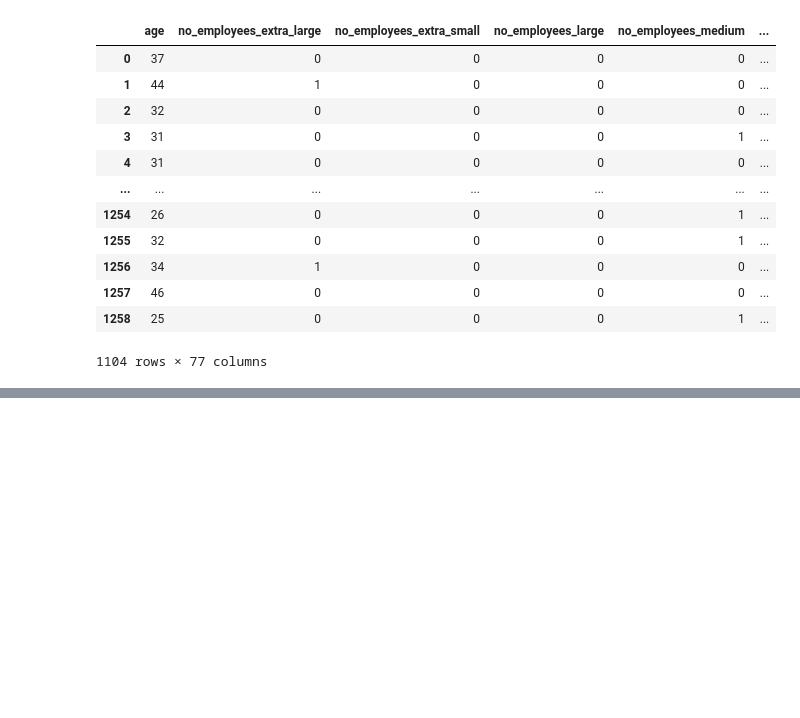
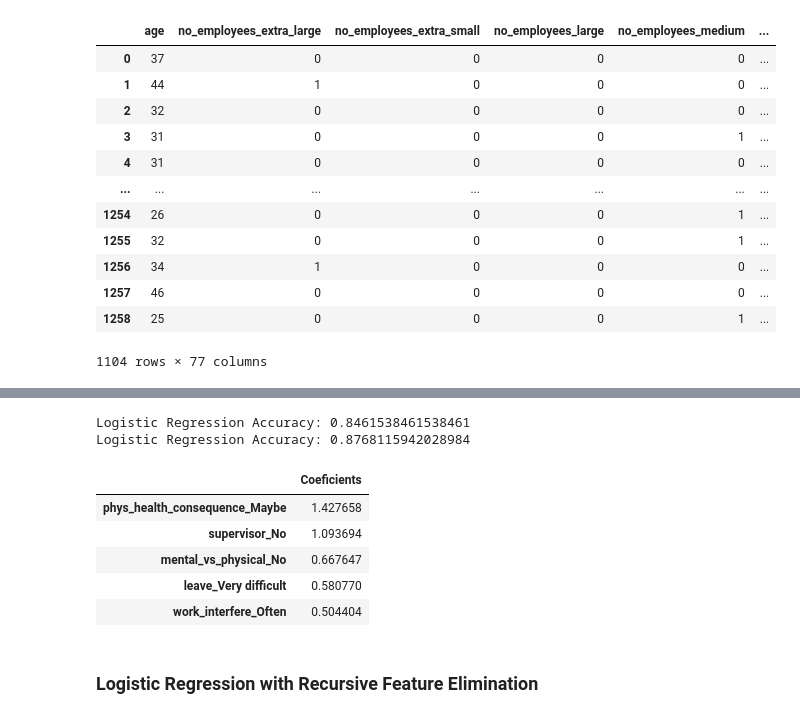
Before and after one commit to carlosiruiz/Mental_Health_Analysis-, a Jupyter notebook: Master_Mentalhealth.ipynb, the cells around one changed output, grey strips where cells are left out. Cells and saved outputs as stored; diff of their text form; code cells hidden in the pictures; blank space fills up the shorter version.

```diff
--- a/Master_Mentalhealth.ipynb
+++ b/Master_Mentalhealth.ipynb
@@ -216,0 +219,9 @@ X_train,y_trian,X_test,y_test
+# %%
+x=df.drop(['timestamp','mental_health_consequence'],axis=1)
+y=df.mental_health_consequence
+# %%
+X_train, X_test, y_train, y_test = train_test_split(x, y, random_state=2020,test_size=0.2)
+# %%
+from sklearn.linear_model import LogisticRegression
+lr=LogisticRegression(class_weight='balanced')
+lr.fit(X_train,y_train)
@@ -216,0 +239,26 @@ X_train,y_trian,X_test,y_test
+# %%
+from sklearn import metrics
+print('Logistic Regression Accuracy: {}'.format(metrics.accuracy_score(y_test, y_pred_lr)))
+print('Logistic Regression Accuracy: {}'.format(metrics.f1_score(y_test,y_pred_lr)))
+# %% [output]
+Logistic Regression Accuracy: 0.8461538461538461
+Logistic Regression Accuracy: 0.8768115942028984
+# %%
+coef=list(lr.coef_[0])
+col=x.columns
+comb={}
+for i in range(len(coef)):
+    comb[col[i]]=coef[i]
+comb=pd.DataFrame(comb,index=[0]).T
+comb.columns=['Coeficients']
+comb=comb.sort_values(ascending=False,by='Coeficients').head(20)
+comb.head(5)
+# %% [output]
+|  | Coeficients |
+| phys_health_consequence_Maybe | 1.427658 |
+| supervisor_No | 1.093694 |
+| mental_vs_physical_No | 0.667647 |
+| leave_Very difficult | 0.580770 |
+| work_interfere_Often | 0.504404 |
+# %% [markdown]
+### Logistic Regression with Recursive Feature Elimination
```
Also changed, not shown: parts of 14 cells of this notebook, 2 other files.
